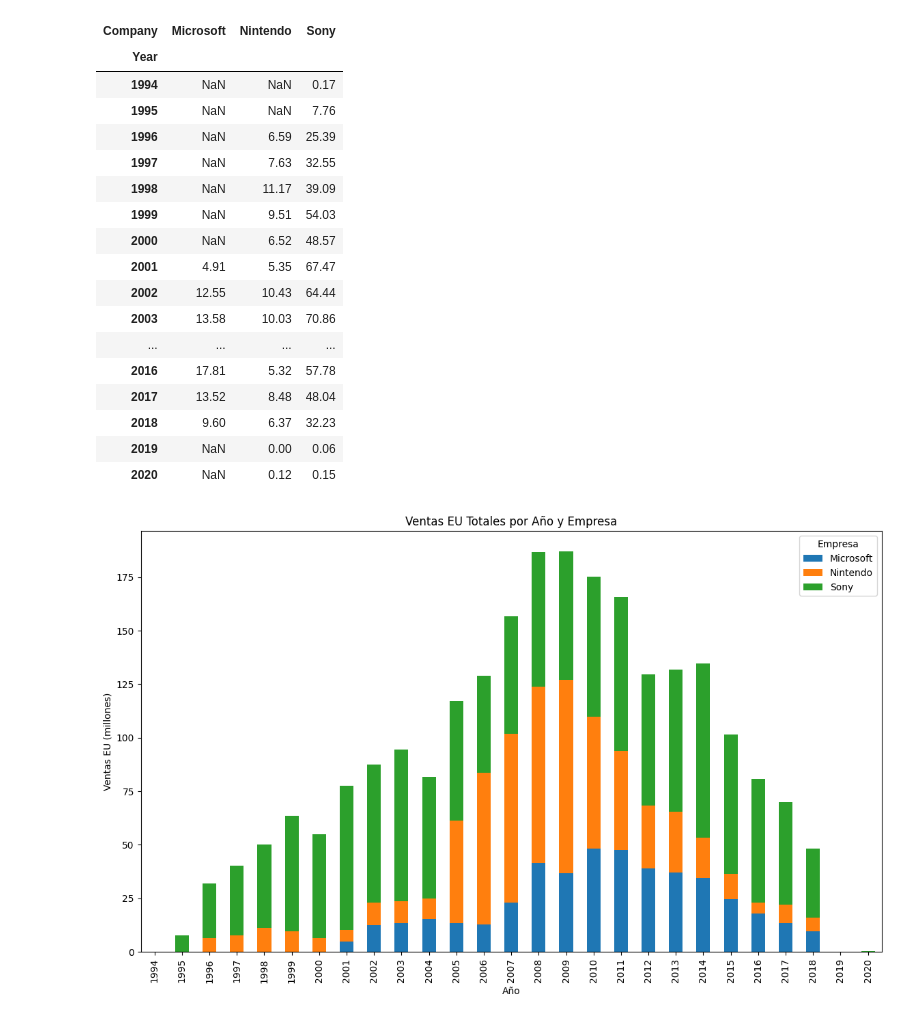
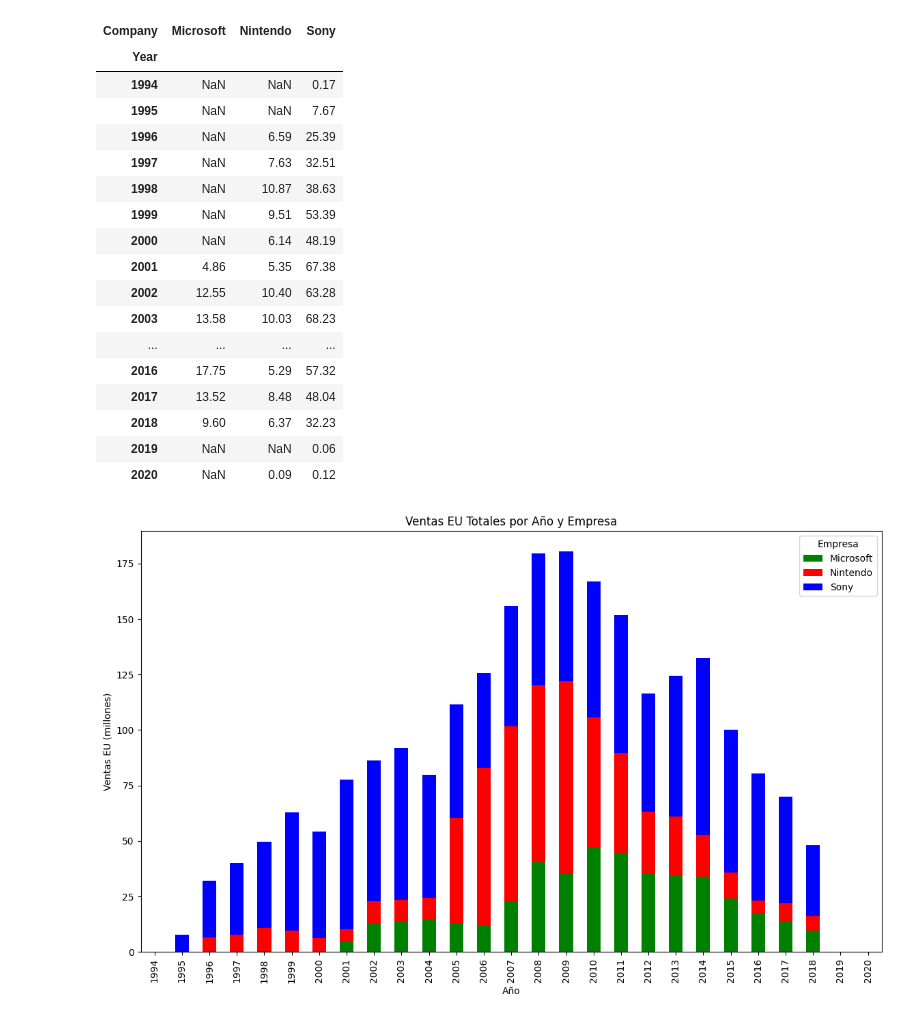
Before and after one commit to JPG250493/EDA_Guerra_de_consolas, a Jupyter notebook: notebooks/Analisis_datos_videojuegos.ipynb, the cells around one changed output. Cells and saved outputs as stored; diff of their text form; code cells hidden in the pictures.

```diff
--- a/notebooks/Analisis_datos_videojuegos.ipynb
+++ b/notebooks/Analisis_datos_videojuegos.ipynb
@@ -8,6 +8,11 @@ import os
 
 os.chdir(r"C:\Users\Jenni\OneDrive\Escritorio\EDA_Guerra_de_consolas\data")
 # %%
-df = pd.read_csv("videojuegos_vendidos_limpio.csv", sep = ";")
+df = pd.read_csv(
+    "videojuegos_vendidos_Europa_dedup_final (1).csv",
+    sep=";",
+    decimal = ".",
+    encoding="latin-1"
+)
 display(df)
 # %% [output]
@@ -100,2 +105,8 @@ Sony         1295.53
 Name: EU_Sales, dtype: float64
+# %%
+company_colors = {
+    "Microsoft": "green",
+    "Nintendo": "red",
+    "Sony": "blue"
+}
 # %%
@@ -220,33 +235,38 @@ plt.show()
 # %%
 #Ventas por año y empresa en Europa
 ventas_ano_empresa = columna_eu_sales.groupby(['Year', 'Company'])['EU_Sales'].sum().unstack()
 display(ventas_ano_empresa)
-ventas_ano_empresa.plot(kind='bar', stacked=True, figsize=(14, 8))
+ventas_ano_empresa.plot(
+    kind='bar',
+    stacked=True,
+    figsize=(14, 8),
+    color=[company_colors.get(company, 'gray') for company in ventas_ano_empresa.columns]
+    )
 plt.title('Ventas EU Totales por Año y Empresa')
 plt.xlabel('Año')
 plt.ylabel('Ventas EU (millones)')
 plt.legend(title='Empresa')
 plt.show()
 # %% [output]
 | Company | Microsoft | Nintendo | Sony |
 | Year |  |  |  |
 | 1994 | NaN | NaN | 0.17 |
-| 1995 | NaN | NaN | 7.76 |
+| 1995 | NaN | NaN | 7.67 |
 | 1996 | NaN | 6.59 | 25.39 |
-| 1997 | NaN | 7.63 | 32.55 |
-| 1998 | NaN | 11.17 | 39.09 |
-| 1999 | NaN | 9.51 | 54.03 |
-| 2000 | NaN | 6.52 | 48.57 |
-| 2001 | 4.91 | 5.35 | 67.47 |
-| 2002 | 12.55 | 10.43 | 64.44 |
-| 2003 | 13.58 | 10.03 | 70.86 |
+| 1997 | NaN | 7.63 | 32.51 |
+| 1998 | NaN | 10.87 | 38.63 |
+| 1999 | NaN | 9.51 | 53.39 |
+| 2000 | NaN | 6.14 | 48.19 |
+| 2001 | 4.86 | 5.35 | 67.38 |
+| 2002 | 12.55 | 10.40 | 63.28 |
+| 2003 | 13.58 | 10.03 | 68.23 |
 | ... | ... | ... | ... |
-| 2016 | 17.81 | 5.32 | 57.78 |
+| 2016 | 17.75 | 5.29 | 57.32 |
 | 2017 | 13.52 | 8.48 | 48.04 |
 | 2018 | 9.60 | 6.37 | 32.23 |
-| 2019 | NaN | 0.00 | 0.06 |
-| 2020 | NaN | 0.12 | 0.15 |
+| 2019 | NaN | NaN | 0.06 |
+| 2020 | NaN | 0.09 | 0.12 |
-[figure, old version]
+[figure, new version]
 # %%
 #Ventas por consola y generacion en Europa
 ventas_consola_generacion = columna_eu_sales.groupby(['Platform_norm', 'Generation'])['EU_Sales'].sum().unstack()
```
Also changed, not shown: parts of 19 cells of this notebook, 1 other file.
